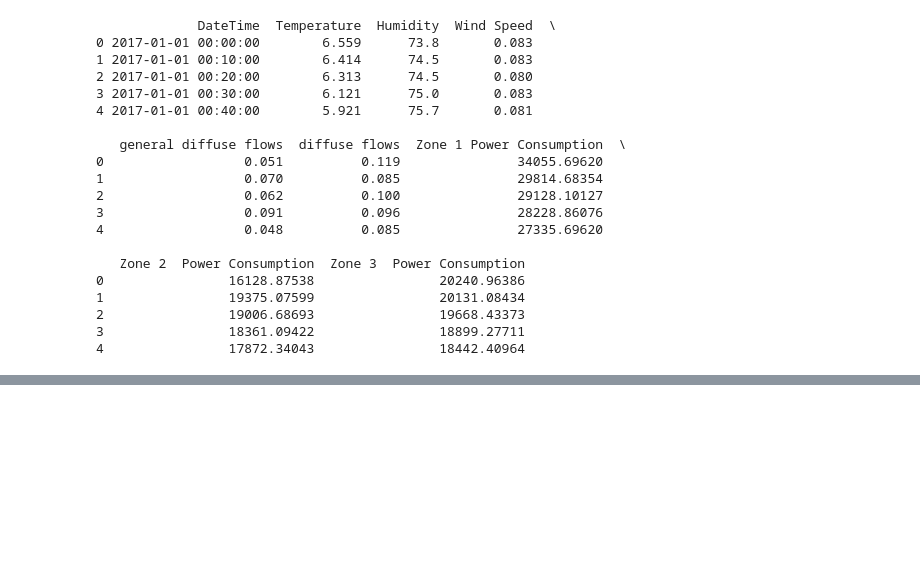
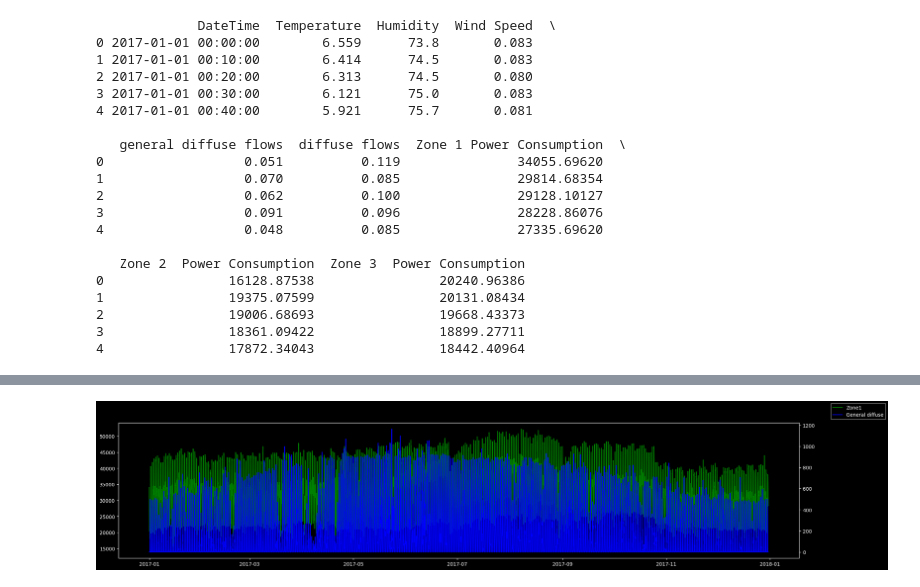
Before and after one commit to Minjeongc/study-data-analytics, a Jupyter notebook: Chapter03/chapter03.ipynb, the cells around one changed output, grey strips where cells are left out. Saved outputs shown, nothing was run; the diff lists cells and outputs as text; code cells hidden in the pictures; blank space fills up the shorter version.

```diff
--- a/Chapter03/chapter03.ipynb
+++ b/Chapter03/chapter03.ipynb
@@ -161,0 +202,14 @@ print(df.head(5))
+# %%
+# 발전량과 전력 발산량 일반 비교
+fig, ax1 = plt.subplots()
+ax1.plot(df['DateTime'], df['Zone 1 Power Consumption'], color='green', label='Zone1')
+
+ax2 = ax1.twinx()
+ax2.plot(df['DateTime'], df['general diffuse flows'], color='blue', label='General diffuse')
+
+fig.legend()
+plt.gcf().set_size_inches(25, 5)
+plt.show()
+# 전력 발산량 일반과는 큰 상관관계는 없어 보임
+# %% [output]
+[figure, added]
```
Also changed, not shown: parts of 18 cells of this notebook.
